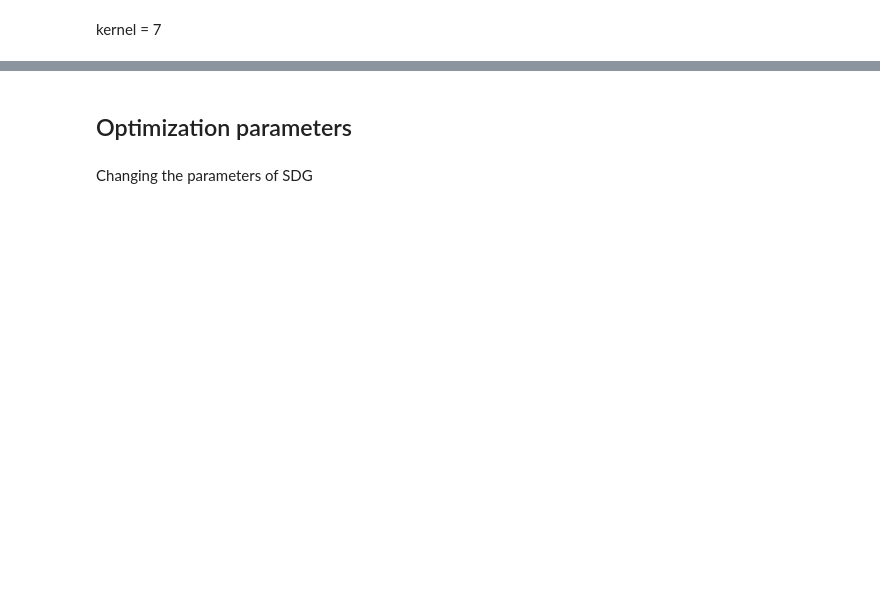
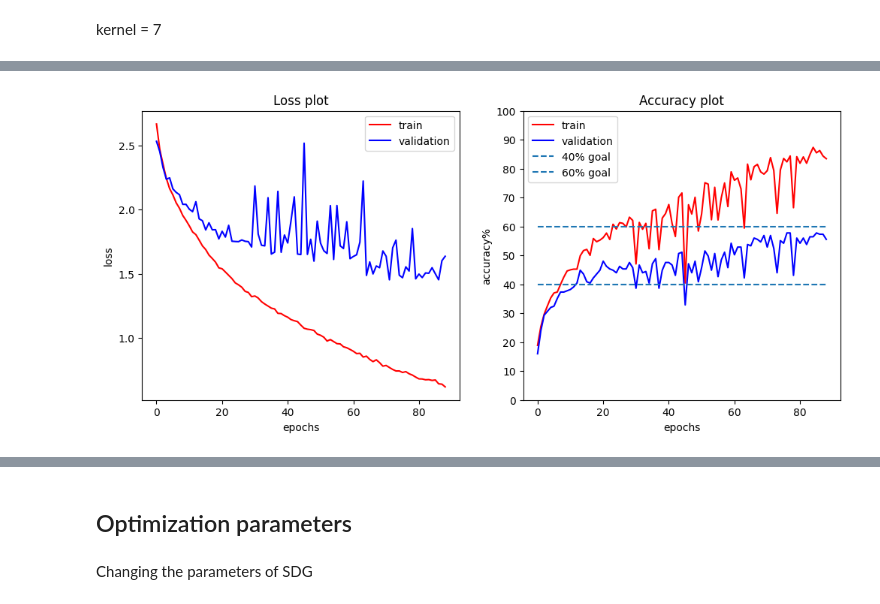
Before and after one commit to andreg24/CV-project, a Jupyter notebook: PROJECT.ipynb, the cells around one changed output, grey strips where cells are left out. Cells and saved outputs as stored; diff of their text form; code cells hidden in the pictures; blank space fills up the shorter version.

```diff
--- a/PROJECT.ipynb
+++ b/PROJECT.ipynb
@@ -250,5 +189,7 @@ KeyboardInterrupt:
 # %%
-plot_data(losses, accuracies, goals=[40, 60])
+plot_data(losses, accuracies)
+# %% [output]
+[figure, added]
 # %%
 test_accuracy, y_hat = compute_accuracy(model, test_loader, DEVICE)
 
```
Also changed, not shown: parts of 86 cells of this notebook, 1 other file.
